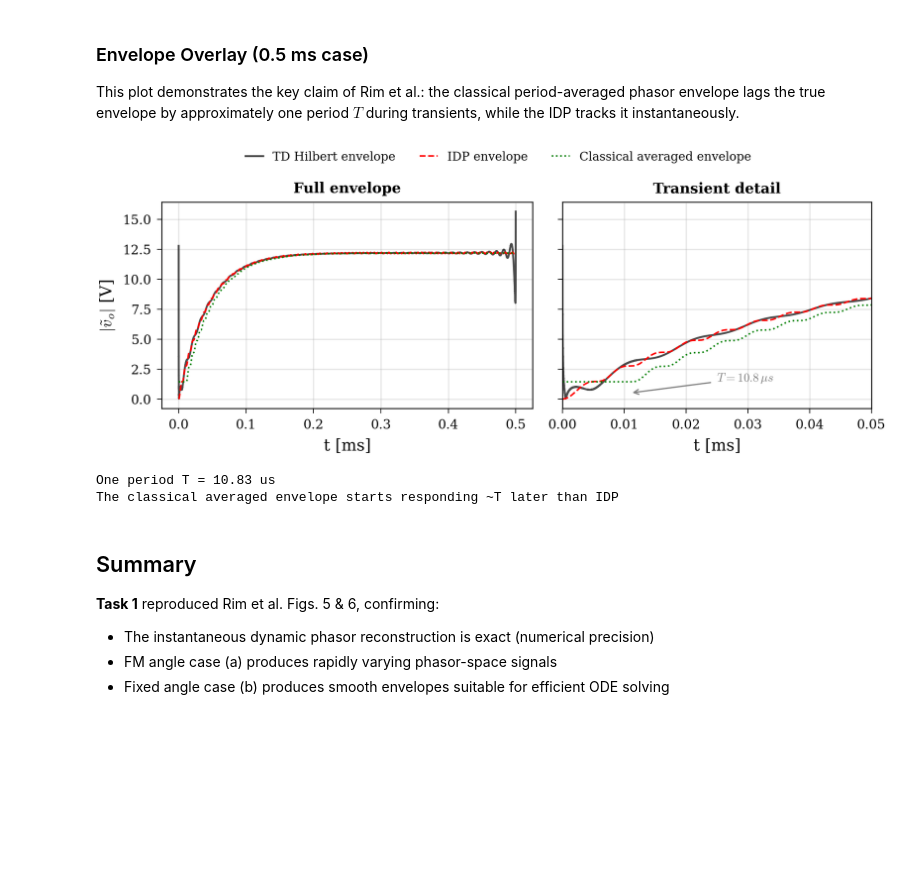
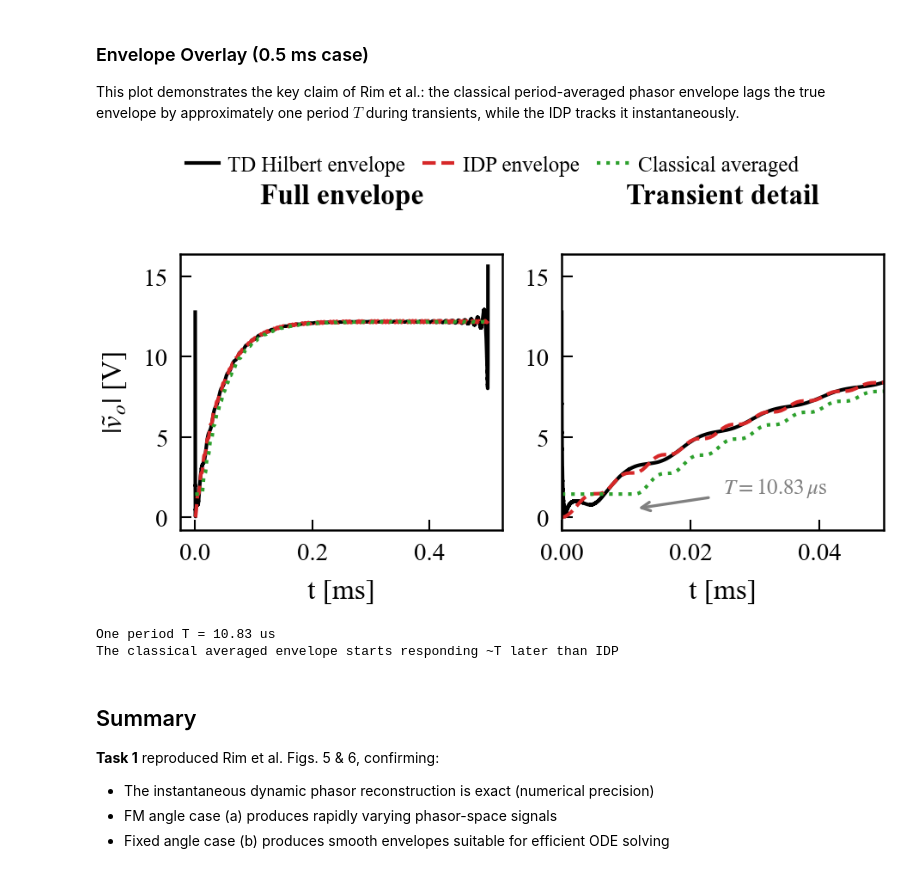
Before and after one commit to doyun-gu/Circuit-Simulations, a Jupyter notebook: framework/notebooks/rim2025_reproduction_benchmark.ipynb, the cells around one changed output. Drawn from its saved outputs; the diff is of its cells as text; code cells hidden in the pictures; blank space fills up the shorter version.

Commit message:
Update benchmark charts and notebook outputs
Co-Authored-By: Claude Opus 4.6 <noreply@anthropic.com>

```diff
--- a/framework/notebooks/rim2025_reproduction_benchmark.ipynb
+++ b/framework/notebooks/rim2025_reproduction_benchmark.ipynb
@@ -536,57 +542,62 @@ This plot demonstrates the key claim of Rim et al.: the classical period-average
 # %%
 # Run the 0.5 ms case for detailed comparison
 t_end_detail = 0.5e-3
 
 td_detail = run_td(t_end_detail)
 idp_detail = run_idp(t_end_detail)
 avg_detail = run_classical_avg(td_detail)
 
 # Hilbert envelope of TD as ground truth
 vo_hilbert_detail = np.abs(hilbert(td_detail['vo_t']))
 
-fig, (ax1, ax2) = plt.subplots(1, 2, figsize=(7, 2.8), dpi=300,
-                                gridspec_kw={'width_ratios': [1.2, 1]})
+fig, (ax1, ax2) = plt.subplots(
+    1, 2,
+    figsize=(HALF_WIDTH, HALF_WIDTH * 0.55),
+    constrained_layout=True,
+)
 
 # --- Left panel: full envelope view ---
-ax1.plot(td_detail['t']*1e3, vo_hilbert_detail, 'k-', lw=1.2,
-         label='TD Hilbert envelope', alpha=0.7)
-ax1.plot(idp_detail['t']*1e3, idp_detail['vo_envelope'], 'r--', lw=1.0,
-         label='IDP envelope')
-ax1.plot(avg_detail['t']*1e3, avg_detail['vo_envelope'], 'g:', lw=1.0,
-         label='Classical averaged envelope')
+ax1.plot(td_detail['t']*1e3, vo_hilbert_detail, 'k-', lw=1.0,
+         label='TD Hilbert envelope')
+ax1.plot(idp_detail['t']*1e3, idp_detail['vo_envelope'], color='#d62728',
+         ls='--', lw=1.0, label='IDP envelope')
+ax1.plot(avg_detail['t']*1e3, avg_detail['vo_envelope'], color='#2ca02c',
+         ls=':', lw=1.0, label='Classical averaged')
 ax1.set_ylabel(r'$|\tilde{v}_o|$ [V]')
 ax1.set_xlabel('t [ms]')
-ax1.set_title('Full envelope', fontsize=9, fontweight='bold')
+ax1.set_title('Full envelope', fontsize=8, fontweight='bold',
+              pad=14)
 
 # --- Right panel: transient zoom ---
-ax2.plot(td_detail['t']*1e3, vo_hilbert_detail, 'k-', lw=1.2, alpha=0.7)
-ax2.plot(idp_detail['t']*1e3, idp_detail['vo_envelope'], 'r--', lw=1.0)
-ax2.plot(avg_detail['t']*1e3, avg_detail['vo_envelope'], 'g:', lw=1.0)
+ax2.plot(td_detail['t']*1e3, vo_hilbert_detail, 'k-', lw=1.0)
+ax2.plot(idp_detail['t']*1e3, idp_detail['vo_envelope'], color='#d62728',
+         ls='--', lw=1.0)
+ax2.plot(avg_detail['t']*1e3, avg_detail['vo_envelope'], color='#2ca02c',
+         ls=':', lw=1.0)
 ax2.set_xlim(0, 0.05)
 ax2.set_xlabel('t [ms]')
-ax2.set_title('Transient detail', fontsize=9, fontweight='bold')
-ax2.set_yticklabels([])
+ax2.set_title('Transient detail', fontsize=8, fontweight='bold',
+              pad=14)
 
-# Annotate period delay
-ax2.annotate(r'$T = 10.8\,\mu s$', xy=(0.0108, 0.5),
-             xytext=(0.025, 1.5), fontsize=7.5, color='gray',
+# Annotate carrier period delay
+ax2.annotate(r'$T = 10.83\,\mu$s', xy=(0.0108, 0.5),
+             xytext=(0.025, 1.5), fontsize=6, color='gray',
              arrowprops=dict(arrowstyle='->', color='gray', lw=0.8))
 
-# Shared legend above figure
+# Shared legend above both subplots
 handles, labels = ax1.get_legend_handles_labels()
 fig.legend(handles, labels, loc='upper center',
-           ncol=3, fontsize=7.5, frameon=False,
-           bbox_to_anchor=(0.5, 1.02))
-fig.tight_layout(rect=[0, 0, 1, 0.94])
+           ncol=3, fontsize=6, frameon=False,
+           bbox_to_anchor=(0.5, 1.08))
 
-fig.savefig('output/envelope_overlay.pdf', bbox_inches='tight', pad_inches=0.02)
-fig.savefig('output/envelope_overlay.png', bbox_inches='tight', pad_inches=0.02, dpi=300)
+fig.savefig('output/envelope_overlay.pdf')
+fig.savefig('output/envelope_overlay.png', dpi=300)
 plt.show()
 
 print(f'\nOne period T = {T_period*1e6:.2f} us')
 print(f'The classical averaged envelope starts responding ~T later than IDP')
 # %% [output]
-[figure, old version]
+[figure, new version]
 One period T = 10.83 us
 The classical averaged envelope starts responding ~T later than IDP
 # %% [markdown]
```
Also changed, not shown: parts of 7 cells of this notebook, 8 other files.
